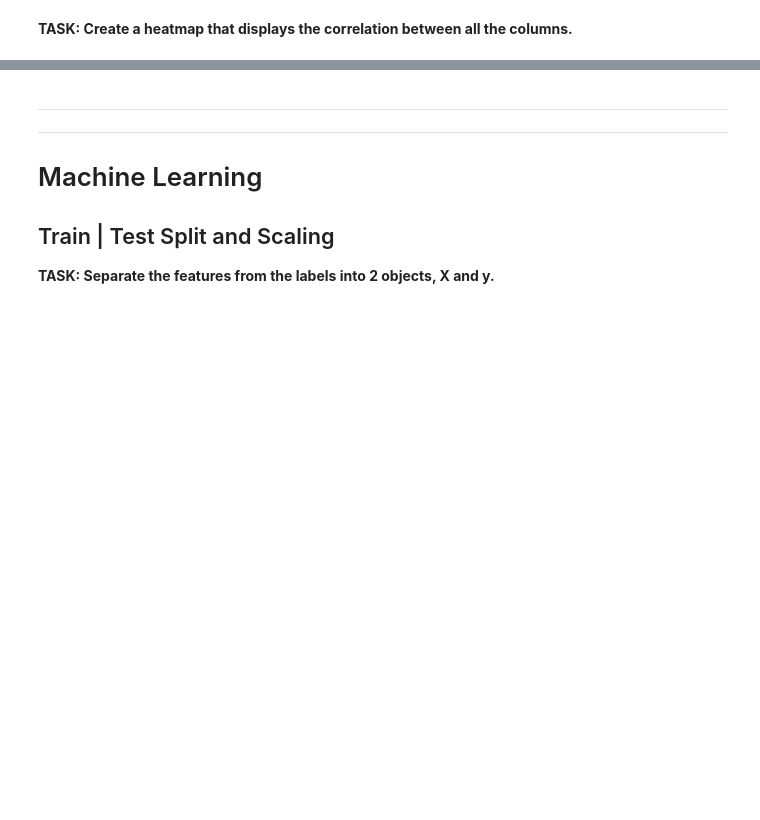
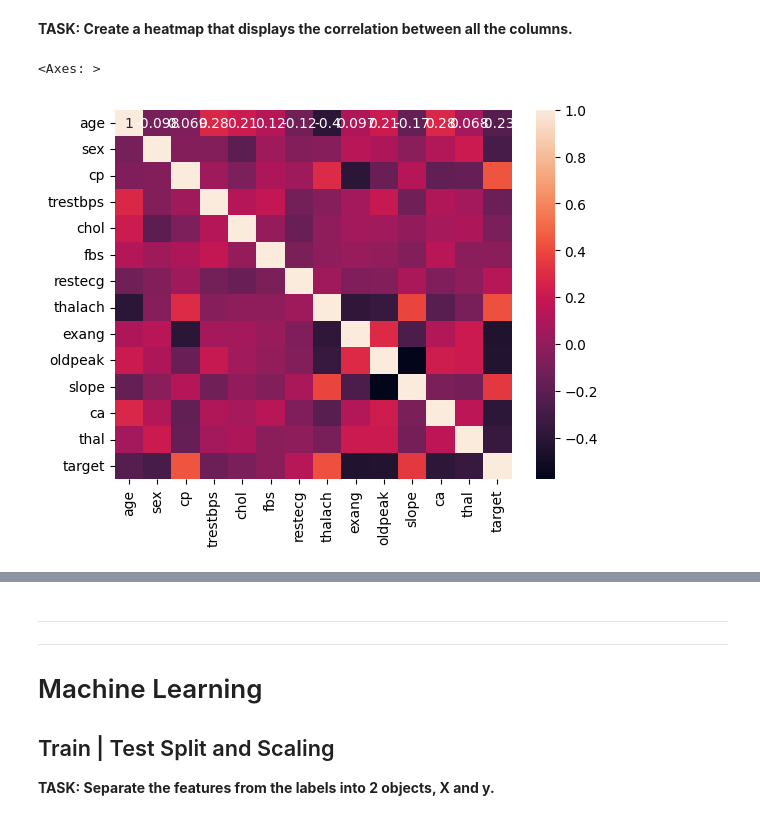
Before and after one commit to JenteW/2IMS_programming, a Jupyter notebook: Data science fundamentals/week05/week_05_exercise.ipynb, the cells around one changed output, grey strips where cells are left out. Saved outputs shown, nothing was run; the diff lists cells and outputs as text; code cells hidden in the pictures; blank space fills up the shorter version.

```diff
--- a/Data science fundamentals/week05/week_05_exercise.ipynb
+++ b/Data science fundamentals/week05/week_05_exercise.ipynb
@@ -136,3 +131,7 @@ memory usage: 33.3 KB
 **TASK: Create a heatmap that displays the correlation between all the columns.**
 # %%
 # CODE HERE
+sns.heatmap(df.corr(),annot=True)
+# %% [output]
+<Axes: >
+[figure, added]
```
Also changed, not shown: parts of 40 cells of this notebook, 32 other files.
